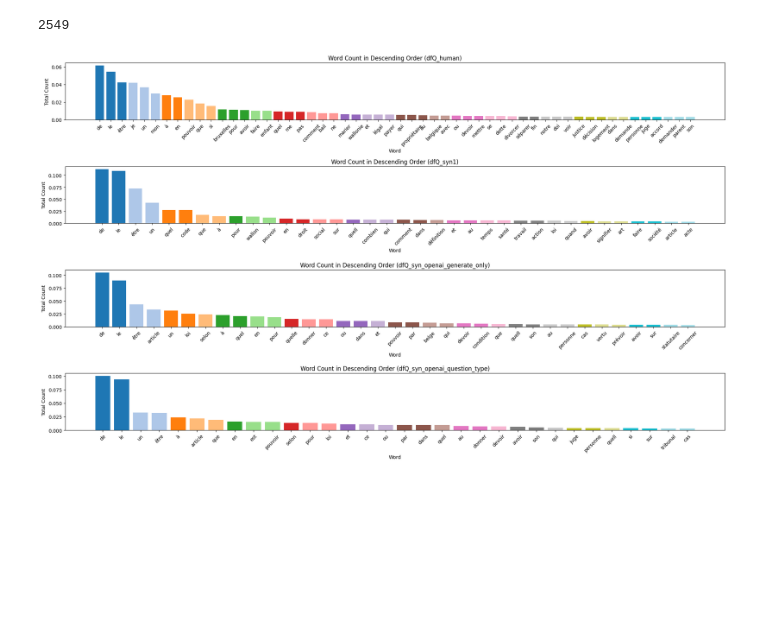
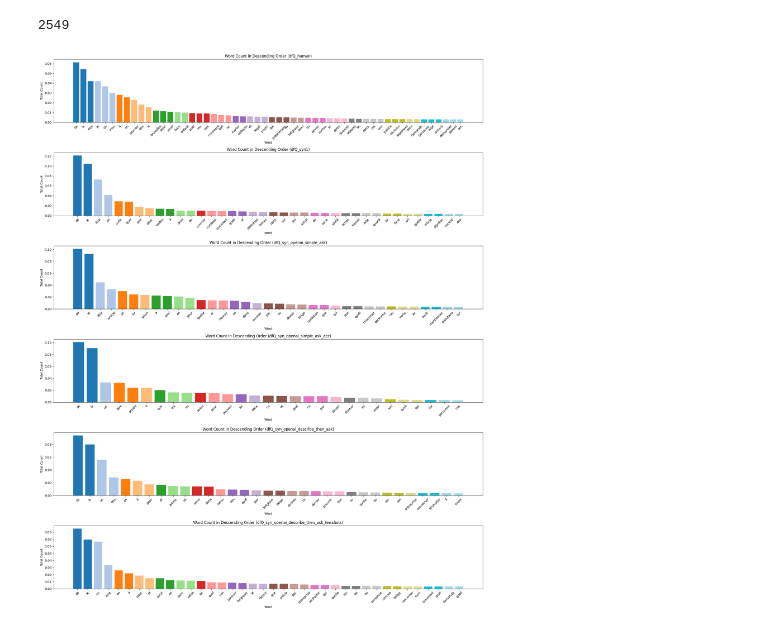
Before and after one commit to ymurong/Synthetic_Data_in_Legal_Retrieval, a Jupyter notebook: scripts/eda/Exploratory_Data_Analysis(After_Experimentation).ipynb, the cells around one changed output. Saved outputs shown, nothing was run; the diff lists cells and outputs as text; code cells hidden in the pictures; blank space fills up the shorter version.

```diff
--- a/scripts/eda/Exploratory_Data_Analysis(After_Experimentation).ipynb
+++ b/scripts/eda/Exploratory_Data_Analysis(After_Experimentation).ipynb
@@ -94,15 +104,18 @@ We can see that human questions are far less than synthetic questions.
 # Calculate the length of each question
 dfQ_human['Length'] = dfQ_human['question'].apply(len)
 dfQ_syn1['Length'] = dfQ_syn1['text'].apply(len)
-dfQ_syn2['Length'] = dfQ_syn2['question'].apply(len)
 dfQ_mmarco['Length'] = dfQ_mmarco['question'].apply(len)
+dfQ_syn_openai_simple_ask['Length'] = dfQ_syn_openai_simple_ask['synthetic_question'].apply(len)
+dfQ_syn_openai_simple_ask_qcc['Length'] = dfQ_syn_openai_simple_ask_qcc['synthetic_question'].apply(len)
+dfQ_syn_openai_describe_then_ask['Length'] = dfQ_syn_openai_describe_then_ask['synthetic_question'].apply(len)
+dfQ_syn_openai_describe_then_ask_fewshots['Length'] = dfQ_syn_openai_describe_then_ask_fewshots['synthetic_question'].apply(len)
 
 # Compute the average length of questions in each DataFrame
-avg_lengths = [df['Length'].mean() for df in [dfQ_human, dfQ_syn1, dfQ_syn2, dfQ_mmarco]]
+avg_lengths = [df['Length'].mean() for df in [dfQ_human, dfQ_syn1, dfQ_mmarco, dfQ_syn_openai_simple_ask, dfQ_syn_openai_simple_ask_qcc, dfQ_syn_openai_describe_then_ask, dfQ_syn_openai_describe_then_ask_fewshots]]
 
 # Create a summary DataFrame
 summary_df = pd.DataFrame({
-    'DataFrame': ['dfQ_human', 'dfQ_syn1', 'dfQ_syn2', 'dfQ_mmarco'],
+    'DataFrame': ['dfQ_human', 'dfQ_syn1', 'dfQ_mmarco', 'dfQ_syn_openai_simple_ask', 'dfQ_syn_openai_simple_ask_qcc', 'dfQ_syn_openai_describe_then_ask', 'dfQ_syn_openai_describe_then_ask_fewshots'],
     'Average Question Length': avg_lengths
 })
 
@@ -645,8 +659,10 @@ dfQ_mmarco_unique_words
 dfQ_human_counter = Counter(dfQ_human["question"].progress_apply(tokenize_lemma).explode())
 dfQ_syn1_counter = Counter(dfQ_syn1["text"].sample(1108).progress_apply(tokenize_lemma).explode())
 dfQ_mmarco_counter = Counter(dfQ_mmarco["question"].sample(1108).progress_apply(tokenize_lemma).explode())
-dfQ_syn_openai_generate_only_counter = Counter(dfQ_syn_openai_generate_only["synthetic_question"].sample(1108).progress_apply(tokenize_lemma).explode())
-dfQ_syn_openai_question_type_counter = Counter(dfQ_syn_openai_question_type["synthetic_question"].sample(1108).progress_apply(tokenize_lemma).explode())
+dfQ_syn_openai_simple_ask_counter = Counter(dfQ_syn_openai_simple_ask["synthetic_question"].sample(1108).progress_apply(tokenize_lemma).explode())
+dfQ_syn_openai_simple_ask_qcc_counter = Counter(dfQ_syn_openai_simple_ask_qcc["synthetic_question"].sample(1108).progress_apply(tokenize_lemma).explode())
+dfQ_syn_openai_describe_then_ask_counter = Counter(dfQ_syn_openai_describe_then_ask["synthetic_question"].sample(1108).progress_apply(tokenize_lemma).explode())
+dfQ_syn_openai_describe_then_ask_fewshots_counter = Counter(dfQ_syn_openai_describe_then_ask_fewshots["synthetic_question"].sample(1108).progress_apply(tokenize_lemma).explode())
 
 data = {
     'Word': [],
@@ -656,39 +672,58 @@ data = {
 
 # Convert Counter objects to DataFrame
 data = []
-for label, counter in zip(["dfQ_human", "dfQ_syn1", "dfQ_mmarco", "dfQ_syn_openai_generate_only", "dfQ_syn_openai_question_type"], [dfQ_human_counter, dfQ_syn1_counter, dfQ_mmarco_counter,dfQ_syn_openai_generate_only_counter, dfQ_syn_openai_question_type_counter]):
+for label, counter in zip(['dfQ_human', 'dfQ_syn1', 'dfQ_mmarco', 'dfQ_syn_openai_simple_ask', 'dfQ_syn_openai_simple_ask_qcc', 'dfQ_syn_openai_describe_then_ask', 'dfQ_syn_openai_describe_then_ask_fewshots'], [dfQ_human_counter, dfQ_syn1_counter, dfQ_mmarco_counter,dfQ_syn_openai_simple_ask_counter, dfQ_syn_openai_simple_ask_qcc_counter, dfQ_syn_openai_describe_then_ask_counter, dfQ_syn_openai_describe_then_ask_fewshots_counter]):
     for word, count in counter.items():
         data.append({"Word": word, "Count": count, "Dataset": label})
 df_word_count = pd.DataFrame(data)
+# %%
+dfQ_human_counter = Counter(dfQ_human["question"].progress_apply(tokenize_lemma).explode())
+dfQ_syn1_counter = Counter(dfQ_syn1["text"].sample(1108).progress_apply(tokenize_lemma).explode())
+dfQ_syn_openai_describe_then_ask_fewshots_counter = Counter(dfQ_syn_openai_describe_then_ask_fewshots["synthetic_question"].sample(1108).progress_apply(tokenize_lemma).explode())
+
+data = {
+    'Word': [],
+    'Count': [],
+    'Dataset': []
+}
+
+# Convert Counter objects to DataFrame
+data = []
+for label, counter in zip(['dfQ_human', 'dfQ_syn1', 'dfQ_syn_openai_describe_then_ask_fewshots'], [dfQ_human_counter, dfQ_syn1_counter, dfQ_syn_openai_describe_then_ask_fewshots_counter]):
+    for word, count in counter.items():
+        data.append({"Word": word, "Count": count, "Dataset": label})
+df_word_count = pd.DataFrame(data)
 # %%
 import matplotlib.pyplot as plt
 import numpy as np
 
 def visualize_word_count(df_word_count, title=None, ax=None):
     data_sorted = df_word_count.sort_values(by='Count', ascending=False)
     total_count = data_sorted['Count'].sum()
     data_sorted['Proportion'] = data_sorted['Count'] / total_count
     data_sorted = data_sorted[data_sorted['Proportion'] > .003]
     colors = plt.cm.tab20(np.linspace(0, 1, len(data_sorted)))
 
     if ax is None:
         ax = plt.gca()
 
     ax.bar(data_sorted['Word'], data_sorted['Proportion'], color=colors)
     ax.set_title(f'Word Count in Descending Order ({title})')
     ax.set_xlabel('Word')
     ax.set_ylabel('Total Count')
     ax.tick_params(axis='x', rotation=45)
     ax.figure.tight_layout()
 
 # Adjusted for a vertical stack of subplots:
-fig, axs = plt.subplots(4, 1, figsize=(20, 12))  # 4 rows, 1 column for vertical stacking
+fig, axs = plt.subplots(6, 1, figsize=(20, 25))  # 4 rows, 1 column for vertical stacking
 
 # Assuming you have four DataFrame objects: df1, df2, df3, df4
 visualize_word_count(df_word_count[(df_word_count['Dataset'] == "dfQ_human")], ax=axs[0], title="dfQ_human")
 visualize_word_count(df_word_count[(df_word_count['Dataset'] == "dfQ_syn1")], ax=axs[1], title="dfQ_syn1")
-visualize_word_count(df_word_count[(df_word_count['Dataset'] == "dfQ_syn_openai_generate_only")], ax=axs[2], title="dfQ_syn_openai_generate_only")
-visualize_word_count(df_word_count[(df_word_count['Dataset'] == "dfQ_syn_openai_question_type")], ax=axs[3], title="dfQ_syn_openai_question_type")
+visualize_word_count(df_word_count[(df_word_count['Dataset'] == "dfQ_syn_openai_simple_ask")], ax=axs[2], title="dfQ_syn_openai_simple_ask")
+visualize_word_count(df_word_count[(df_word_count['Dataset'] == "dfQ_syn_openai_simple_ask_qcc")], ax=axs[3], title="dfQ_syn_openai_simple_ask_qcc")
+visualize_word_count(df_word_count[(df_word_count['Dataset'] == "dfQ_syn_openai_describe_then_ask")], ax=axs[4], title="dfQ_syn_openai_describe_then_ask")
+visualize_word_count(df_word_count[(df_word_count['Dataset'] == "dfQ_syn_openai_describe_then_ask_fewshots")], ax=axs[5], title="dfQ_syn_openai_describe_then_ask_fewshots")
 plt.show()
 # %% [output]
-[figure, old version]
+[figure, new version]
```
Also changed, not shown: parts of 28 cells of this notebook, 12 other files.
